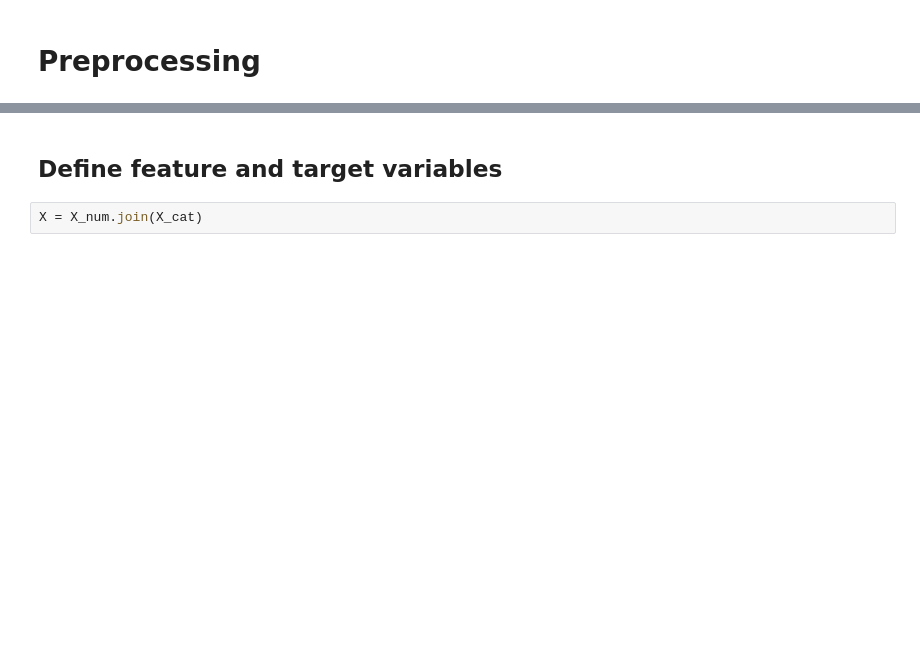
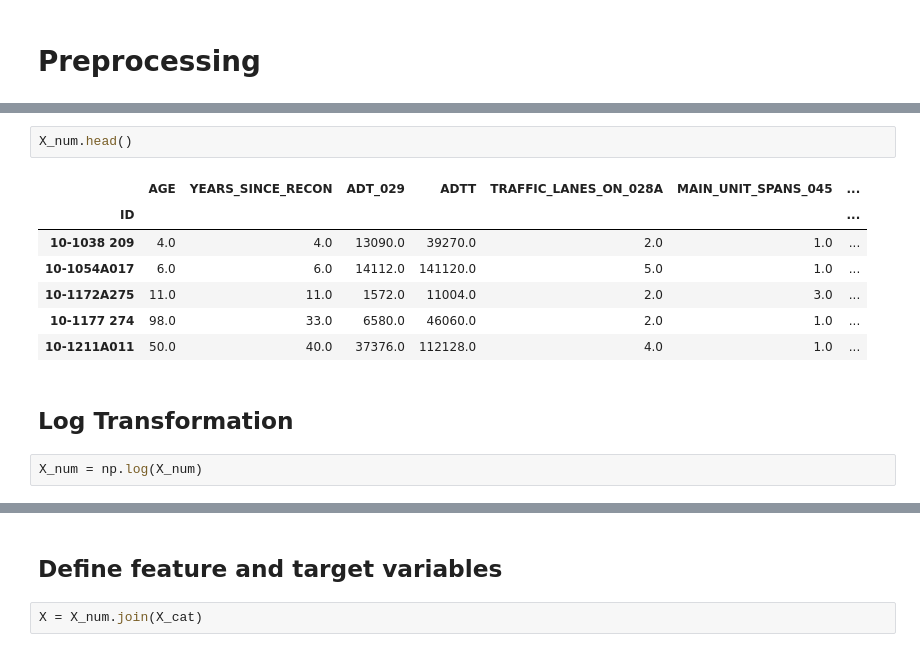
Before and after one commit to kevscon/bridge-ratings, a Jupyter notebook: modeling.ipynb, the cells around one changed output, grey strips where cells are left out. Cells and saved outputs as stored; diff of their text form; blank space fills up the shorter version.

```diff
--- a/modeling.ipynb
+++ b/modeling.ipynb
@@ -43,0 +99,14 @@ Y.head()
+# %%
+X_num.head()
+# %% [output]
+|  | AGE | YEARS_SINCE_RECON | ADT_029 | ADTT | TRAFFIC_LANES_ON_028A | MAIN_UNIT_SPANS_045 | ... |
+| ID |  |  |  |  |  |  | ... |
+| 10-1038 209 | 4.0 | 4.0 | 13090.0 | 39270.0 | 2.0 | 1.0 | ... |
+| 10-1054A017 | 6.0 | 6.0 | 14112.0 | 141120.0 | 5.0 | 1.0 | ... |
+| 10-1172A275 | 11.0 | 11.0 | 1572.0 | 11004.0 | 2.0 | 3.0 | ... |
+| 10-1177 274 | 98.0 | 33.0 | 6580.0 | 46060.0 | 2.0 | 1.0 | ... |
+| 10-1211A011 | 50.0 | 40.0 | 37376.0 | 112128.0 | 4.0 | 1.0 | ... |
+# %% [markdown]
+## Log Transformation
+# %%
+X_num = np.log(X_num)
```
Also changed, not shown: parts of 60 cells of this notebook.
